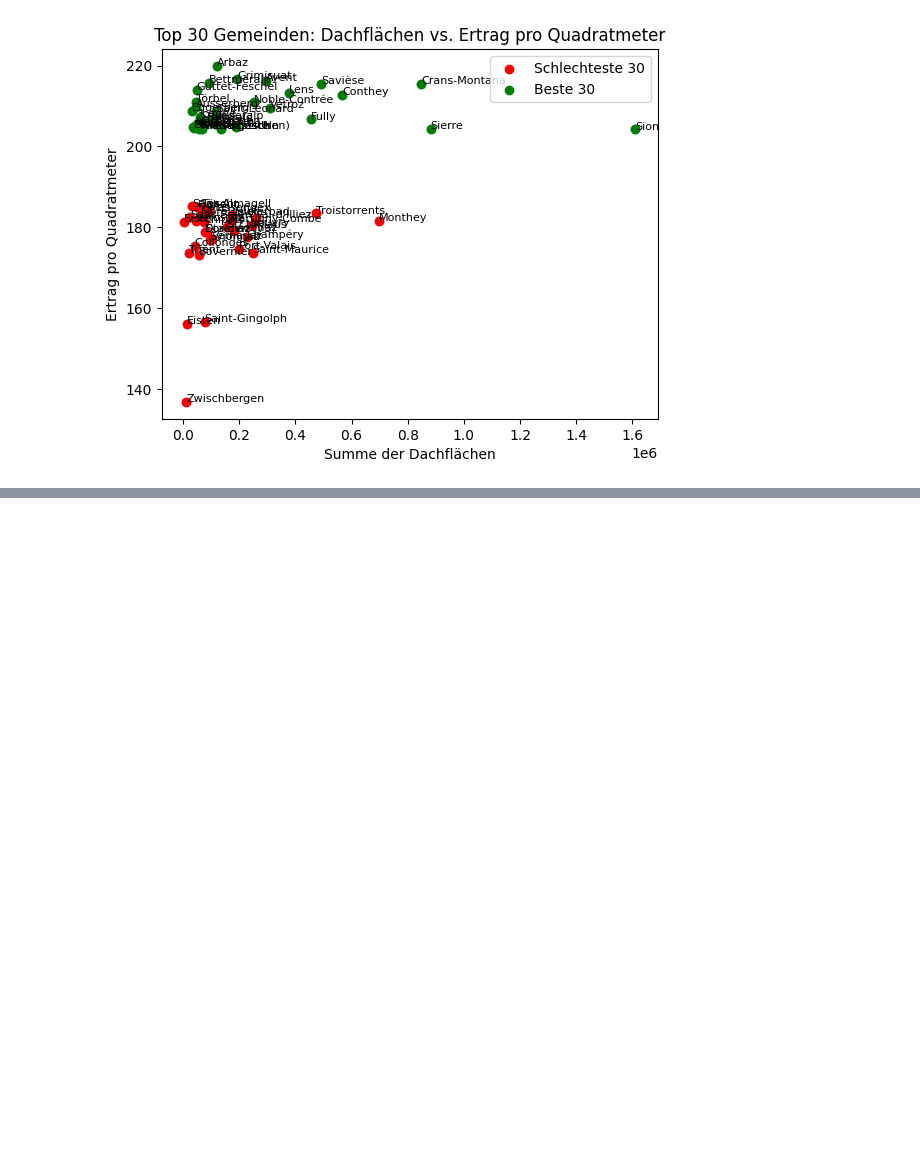
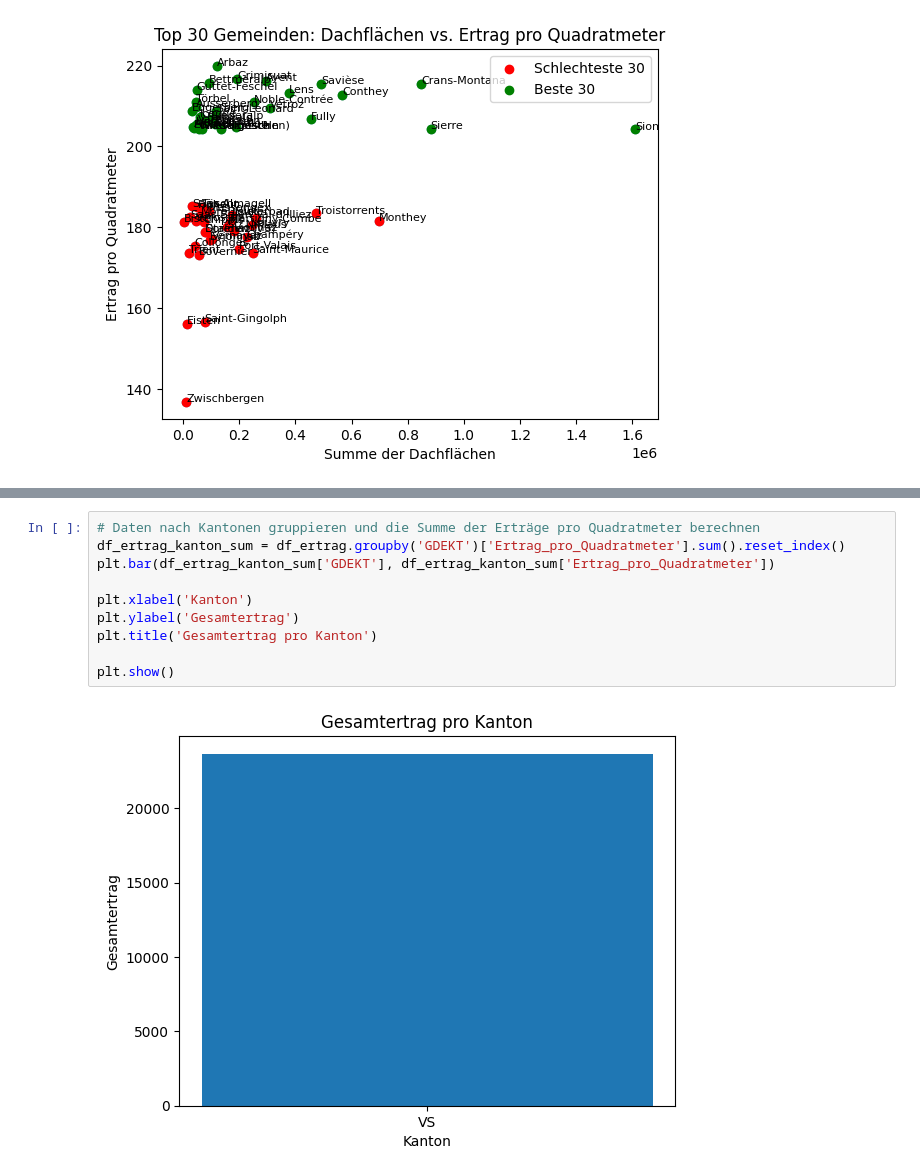
Before and after one commit to flaviogaspare/zhaw-ie-python, a Jupyter notebook: 3_LessCommonView.ipynb, the cells around one changed output, grey strips where cells are left out. Saved outputs shown, nothing was run; the diff lists cells and outputs as text; blank space fills up the shorter version.

```diff
--- a/3_LessCommonView.ipynb
+++ b/3_LessCommonView.ipynb
@@ -62,0 +74,12 @@ plt.show()
+# %%
+# Daten nach Kantonen gruppieren und die Summe der Erträge pro Quadratmeter berechnen
+df_ertrag_kanton_sum = df_ertrag.groupby('GDEKT')['Ertrag_pro_Quadratmeter'].sum().reset_index()
+plt.bar(df_ertrag_kanton_sum['GDEKT'], df_ertrag_kanton_sum['Ertrag_pro_Quadratmeter'])
+
+plt.xlabel('Kanton')
+plt.ylabel('Gesamtertrag')
+plt.title('Gesamtertrag pro Kanton')
+
+plt.show()
+# %% [output]
+[figure, added]
```
Also changed, not shown: parts of 1 cell of this notebook.
